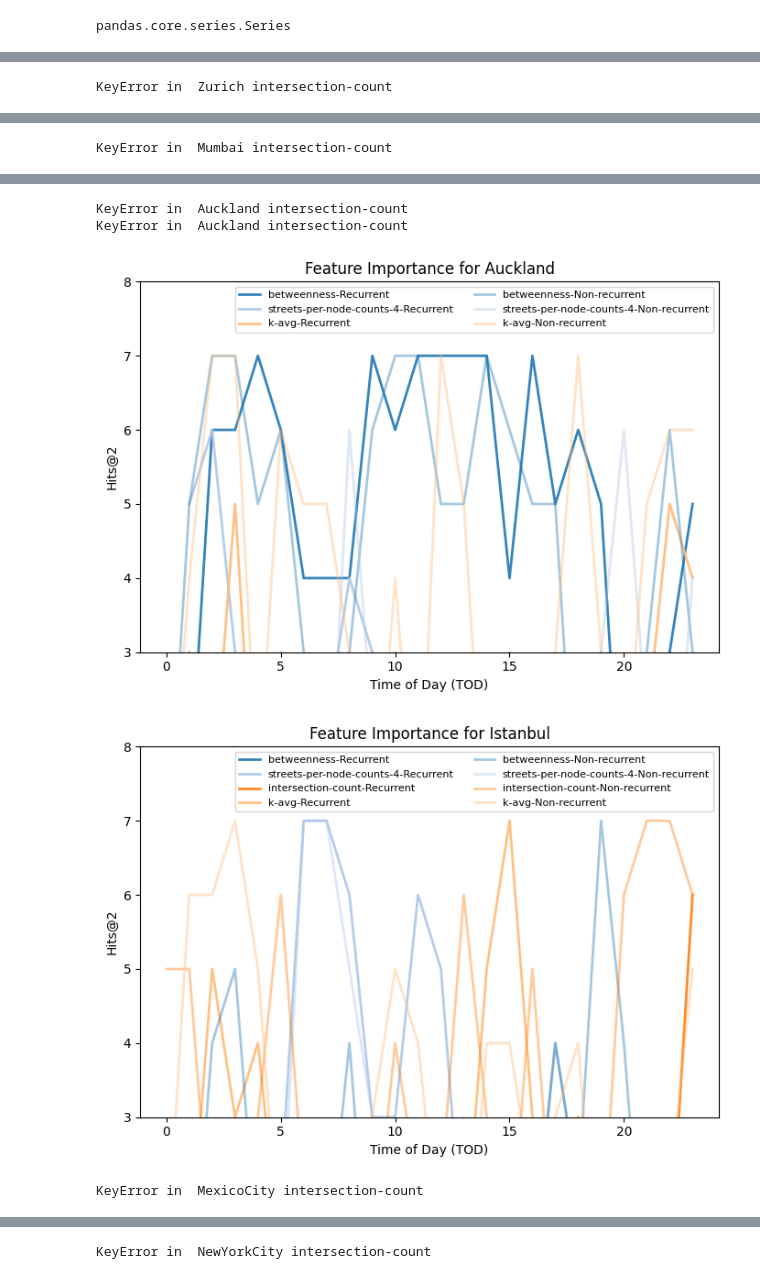
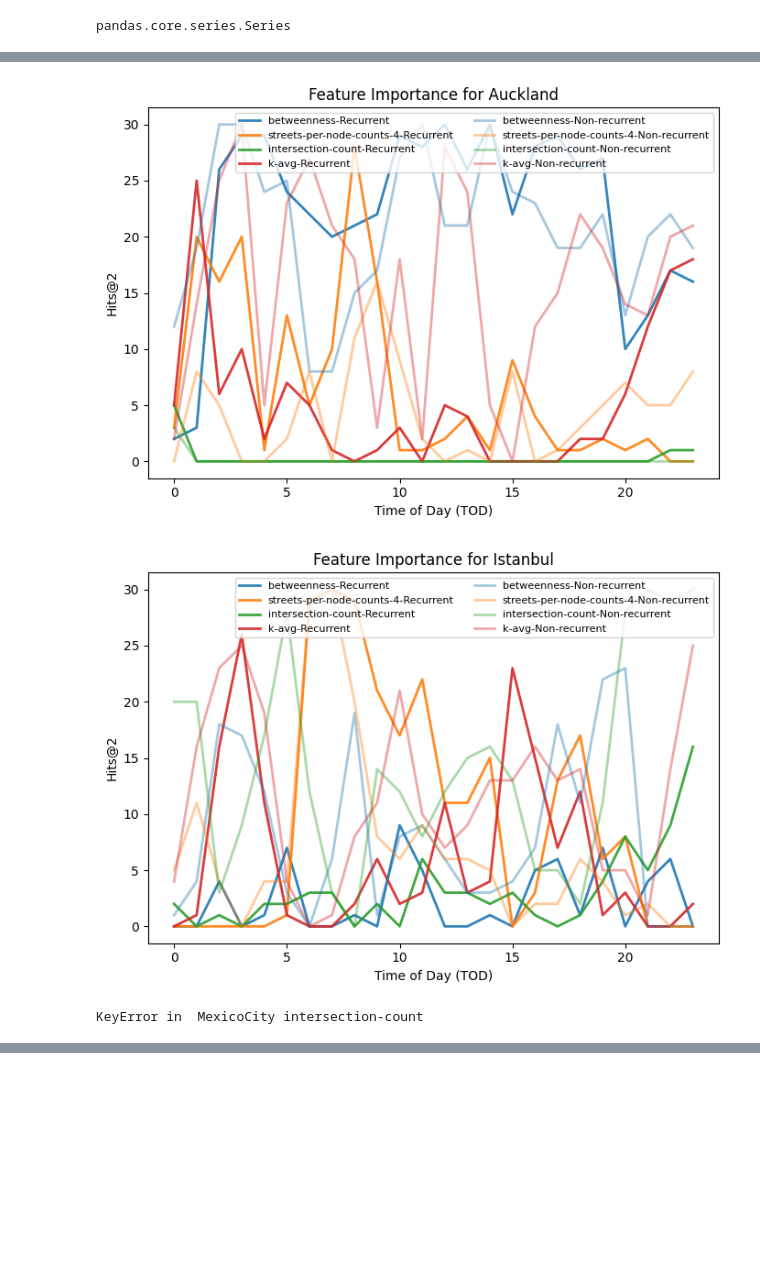
Before and after one commit to mie-lab/Urbanscales, a Jupyter notebook: urbanscales/process_results/process_feature_importance_file_multiple_analyses.ipynb, the cells around one changed output, grey strips where cells are left out. Drawn from its saved outputs; the diff is of its cells as text; code cells hidden in the pictures; blank space fills up the shorter version.

```diff
--- a/urbanscales/process_results/process_feature_importance_file_multiple_analyses.ipynb
+++ b/urbanscales/process_results/process_feature_importance_file_multiple_analyses.ipynb
@@ -50,8 +50,8 @@ def aggregate_feature_importance_using_df(df):
 
 
 # Call the function for both files
-mean_results = aggregate_feature_importance("/Users/nishant/Downloads/results_50x50_rerun_Aug_9_all_tods_mean/feature_importance.csv")
-max_results = aggregate_feature_importance("/Users/nishant/Downloads/results_50x50_rerun_Aug_9_all_tods_max/feature_importance.csv")
+mean_results = aggregate_feature_importance("/Users/nishant/Downloads/results_50x50_rerun_Aug_23_all_tods_mean/feature_importance.csv")
+max_results = aggregate_feature_importance("/Users/nishant/Downloads/results_50x50_rerun_Aug_23_all_tods_max/feature_importance.csv")
 
 print ("=======================================================")
 
@@ -89,14 +89,14 @@ print(significant_changes[['feature', 'Rank Change']].rename(columns={'feature':
 
 
 
-df = pd.read_csv("/Users/nishant/Downloads/results_50x50_rerun_Aug_9_all_tods_mean/feature_importance.csv")
+df = pd.read_csv("/Users/nishant/Downloads/results_50x50_rerun_Aug_23_all_tods_mean/feature_importance.csv")
 for cityname in df['cityname'].unique():
 
-    df = pd.read_csv("/Users/nishant/Downloads/results_50x50_rerun_Aug_9_all_tods_mean/feature_importance.csv")
+    df = pd.read_csv("/Users/nishant/Downloads/results_50x50_rerun_Aug_23_all_tods_mean/feature_importance.csv")
     df = df[df['cityname'].isin([cityname])]
     mean_results = aggregate_feature_importance_using_df(df)
 
-    df = pd.read_csv("/Users/nishant/Downloads/results_50x50_rerun_Aug_9_all_tods_max/feature_importance.csv")
+    df = pd.read_csv("/Users/nishant/Downloads/results_50x50_rerun_Aug_23_all_tods_max/feature_importance.csv")
     df = df[df['cityname'].isin([cityname])]
     max_results = aggregate_feature_importance_using_df(df)
 
@@ -201,6 +201,7 @@ type (mean_results)
 # %% [output]
 pandas.core.series.Series
 # %%
+import matplotlib.pyplot as plt
 import numpy as np
 
 def transform_to_hits_at_2(df):
@@ -218,7 +219,7 @@ def plot_feature_importance_by_feature(df, filter_type, alpha=0.5):
     transformed_df = transform_to_hits_at_2(df)
 
     features = transformed_df.columns[2:]  # Exclude 'cityname' and 'tod' columns
-    city_colors = plt.cm.tab20.colors  # Get a list of colors for cities
+    city_colors = plt.cm.tab10.colors  # Get a list of colors for cities
 
 #     sprint (city_colors, len(city_colors))
 #     sprint (df['cityname'].unique())
@@ -263,14 +264,14 @@ for city in [
 
     # Plot feature importance for each feature
 
-    df = pd.read_csv("/Users/nishant/Downloads/results_50x50_rerun_Aug_9_all_tods_mean/feature_importance.csv")
+    df = pd.read_csv("/Users/nishant/Downloads/results_50x50_rerun_Aug_23_all_tods_mean/feature_importance.csv")
     # df = df[~df['tod'].isin([0, 1, 2, 3, 23])]
     df = df[df['cityname'].isin([city])]
     df = df[~df['marker'].isin(["train"])]
     plot_feature_importance_by_feature(df, alpha=0.9, filter_type="Recurrent")
 
 
-    df = pd.read_csv("/Users/nishant/Downloads/results_50x50_rerun_Aug_9_all_tods_max/feature_importance.csv")
+    df = pd.read_csv("/Users/nishant/Downloads/results_50x50_rerun_Aug_23_all_tods_max/feature_importance.csv")
     # df = df[~df['tod'].isin([0, 1, 2, 3, 23])]
     df = df[df['cityname'].isin([city])]
     df = df[~df['marker'].isin(["train"])]
@@ -279,7 +280,7 @@ for city in [
     plt.title(f"Feature Importance for {city}")
     plt.xlabel("Time of Day (TOD)")
     plt.ylabel("Hits@2")
-    plt.ylim(3, 8)
+    # plt.ylim(3, 8)
     plt.legend(ncol=2, fontsize=8, loc="upper right")
     plt.tight_layout()
     plt.show()
@@ -288 +288,0 @@ for city in [
-KeyError in  Zurich intersection-count
@@ -290 +289,0 @@ KeyError in  Zurich intersection-count
-KeyError in  Mumbai intersection-count
@@ -292,5 +291,3 @@ KeyError in  Mumbai intersection-count
-KeyError in  Auckland intersection-count
-KeyError in  Auckland intersection-count
-[figure, old version]
+[figure, new version]
-[figure, old version]
+[figure, new version]
-KeyError in  MexicoCity intersection-count
+KeyError in  MexicoCity intersection-count
@@ -299 +295,0 @@ KeyError in  MexicoCity intersection-count
-KeyError in  NewYorkCity intersection-count
```
Also changed, not shown: parts of 6 cells of this notebook, 4 other files.
